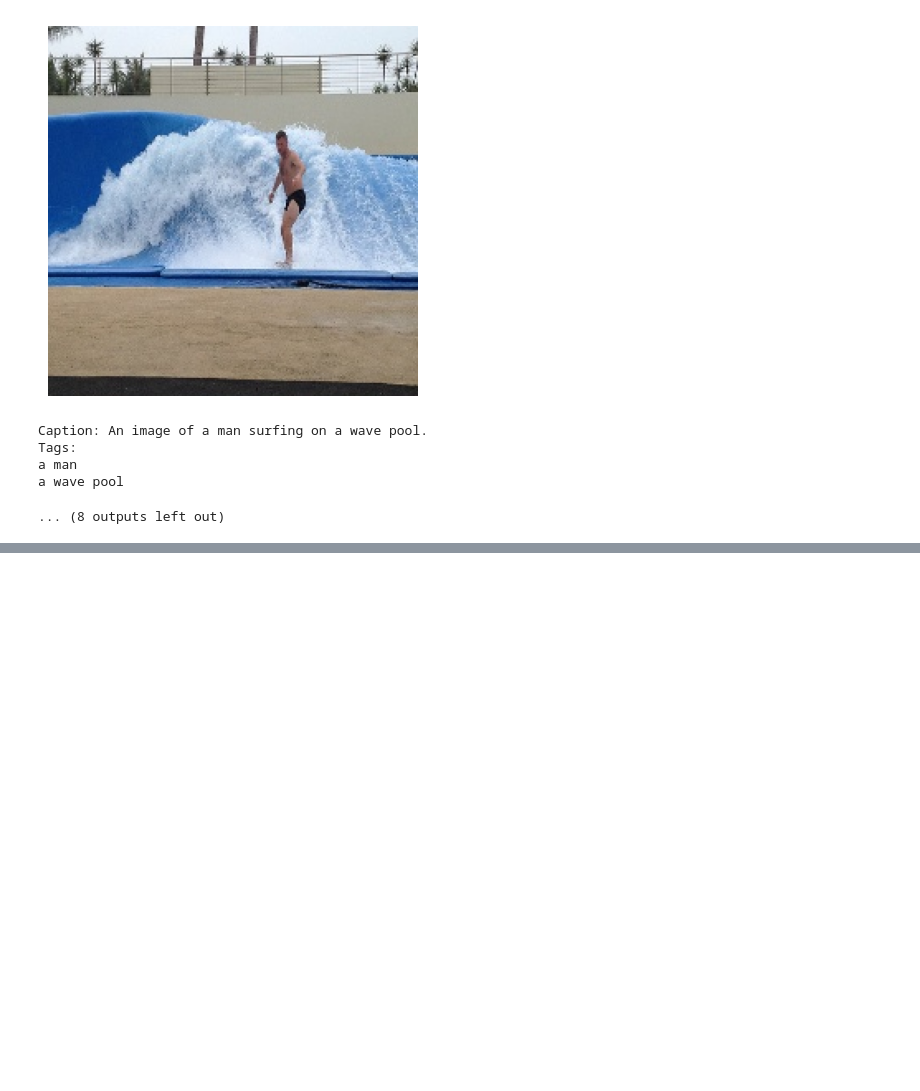
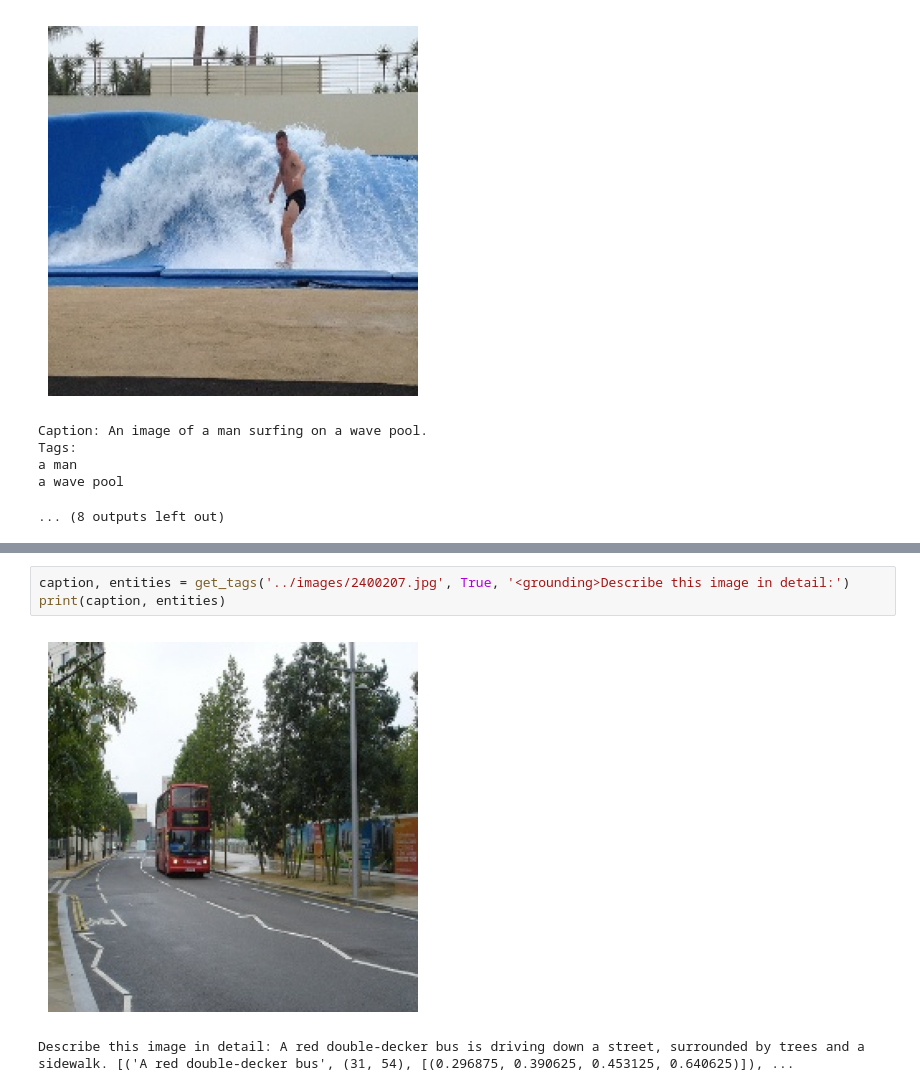
Before and after one commit to vishal-git/kosmos, a Jupyter notebook: notebooks/kosmos_image_entities.ipynb, the cells around one changed output, grey strips where cells are left out. Saved outputs shown, nothing was run; the diff lists cells and outputs as text; blank space fills up the shorter version.

```diff
--- a/notebooks/kosmos_image_entities.ipynb
+++ b/notebooks/kosmos_image_entities.ipynb
@@ -76,0 +85,6 @@ a wave pool
+# %%
+caption, entities = get_tags('../images/2400207.jpg', True, '<grounding>Describe this image in detail:')
+print(caption, entities)
+# %% [output]
+[figure, added]
+Describe this image in detail: A red double-decker bus is driving down a street, surrounded by trees and a sidewalk. [('A red double-decker bus', (31, 54), [(0.296875, 0.390625, 0.453125, 0.640625)]), ...
```
Also changed, not shown: parts of 2 cells of this notebook.
